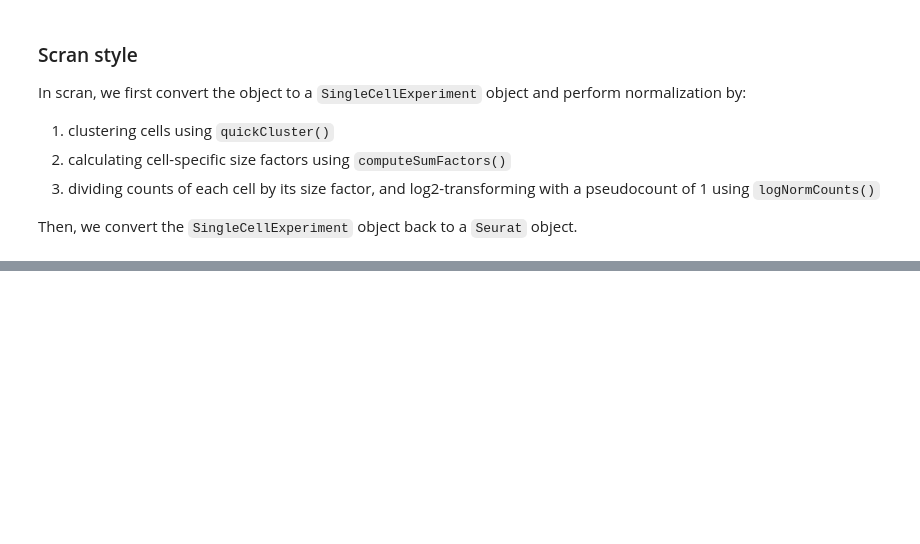
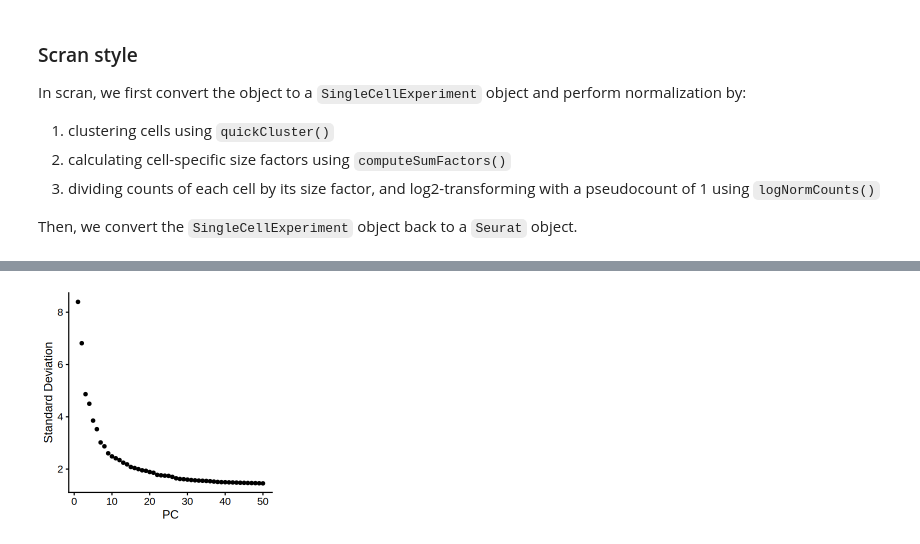
Before and after one commit to Stfort52/cblab-kogo-workshop, a Jupyter notebook: src/basic_pipeline/basic_pipeline.ipynb, the cells around one changed output, grey strips where cells are left out. Cells and saved outputs as stored; diff of their text form; code cells hidden in the pictures; blank space fills up the shorter version.

```diff
--- a/src/basic_pipeline/basic_pipeline.ipynb
+++ b/src/basic_pipeline/basic_pipeline.ipynb
@@ -57,13 +77,3 @@ In scran, we first convert the object to a `SingleCellExperiment` object and per
 3. dividing counts of each cell by its size factor, and log2-transforming with a pseudocount of 1 using `logNormCounts()`
 
 Then, we convert the `SingleCellExperiment` object back to a `Seurat` object.
-# %%
-library(scran)
-library(scater)
-
-sce <- as.SingleCellExperiment(so)
-
-clusters <- quickCluster(sce)
-sce <- computeSumFactors(sce, clusters = clusters)
-sce.norm <- logNormCounts(sce,  pseudo_count = 1)
-so <- as.Seurat(sce.norm, counts = "counts", data = "logcounts")
@@ -76,0 +115,7 @@ Warning message:
+# %%
+batch_key <- "study"
+nHVG <- 2000
+batch_aware_in_seurat(so, batch_key = batch_key, nHVG = nHVG, conda_env = "/BiO/prog/miniforge3/envs/QC", save_path = save_path)
+HVG <- read.csv(paste0(save_path, "/hvg_", nHVG, "_", batch_key, ".csv"))
+
+head(HVG)
@@ -76,0 +144,5 @@ Warning message:
+# %%
+all.genes <- rownames(so)
+so <- ScaleData(so, features = all.genes)
+
+so <- RunPCA(so, features = HVG$gene)
@@ -76,0 +169,4 @@ Warning message:
+# %%
+ElbowPlot(so, ndims = 50)
+# %% [output]
+[figure, added]
```
Also changed, not shown: parts of 41 cells of this notebook, 10 other files.
